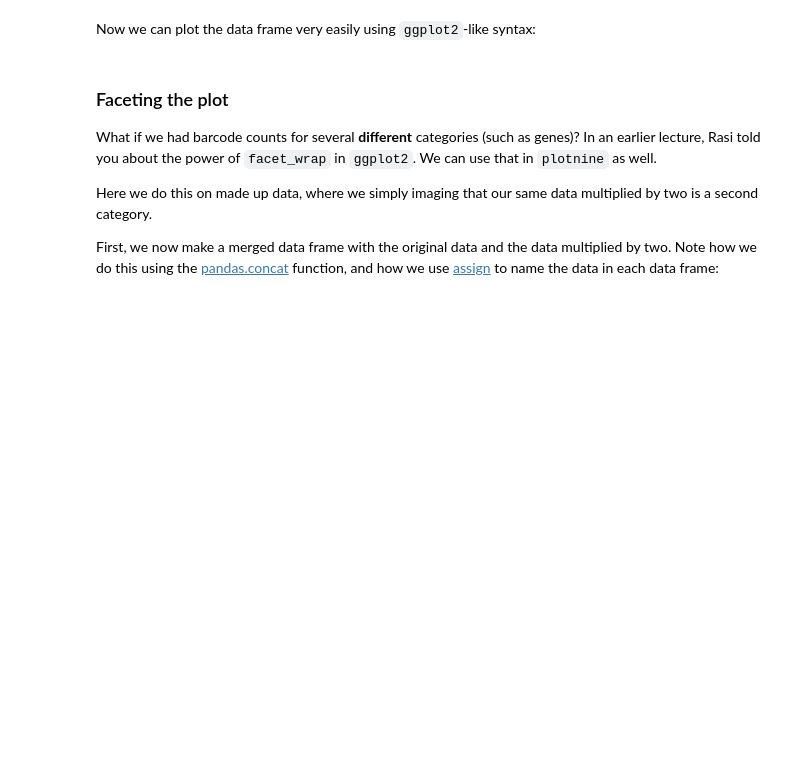
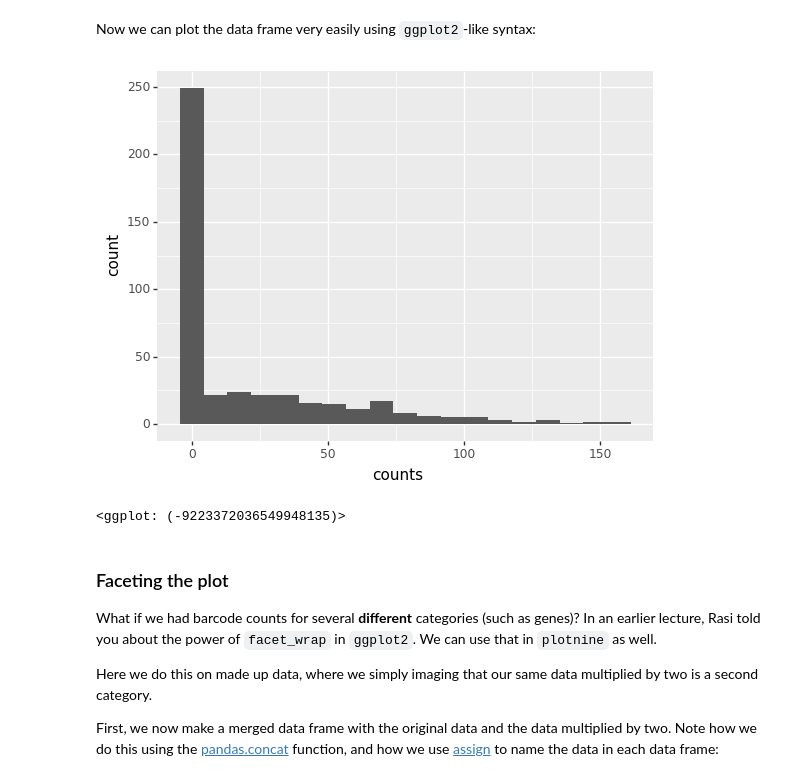
Before and after one commit to fredhutchio/tfcb_2019, a Jupyter notebook: lectures/lecture14/lecture14.ipynb, the cells around one changed output. Cells and saved outputs as stored; diff of their text form; code cells hidden in the pictures; blank space fills up the shorter version.

```diff
--- a/lectures/lecture14/lecture14.ipynb
+++ b/lectures/lecture14/lecture14.ipynb
@@ -399,0 +430,19 @@ raise NotImplementedError('parse the barcodes into a dict')
+# %%
+universal_upstream = 'AGGCGGCCGC'
+rc_universal_upstream = reverse_complement(universal_upstream)
+print(f"the reverse-complement universal upstream is {rc_universal_upstream}")
+
+bcread_regex = re.compile('(?P<bc>[ACGT]{16})' +
+                          rc_universal_upstream)
+
+bc_counts = {}
+for seq in seqreads_str:
+    match = bcread_regex.match(seq)
+    if match:
+        bc = match.group('bc')
+        if bc in bc_counts:
+            bc_counts[bc] += 1
+        else:
+            bc_counts[bc] = 1
+
+print(f"Found {len(bc_counts)} unique barcodes")
@@ -406,0 +459,6 @@ raise NotImplementedError('create a data frame')
+# %%
+df = pandas.Series(bc_counts).to_frame().reset_index()
+
+df = df.rename(columns={'index': 'barcode', 0: 'counts'})
+
+df
@@ -444,3 +540,8 @@ raise NotImplementedError('make the plot')
+# %%
+ggplot(df, aes('counts')) + geom_histogram()
+# %% [output]
+[figure, added]
+<ggplot: (-9223372036549948135)>
 # %% [markdown]
 ### Faceting the plot
 What if we had barcode counts for several **different** categories (such as genes)?
```
Also changed, not shown: parts of 25 cells of this notebook, 1 other file.
